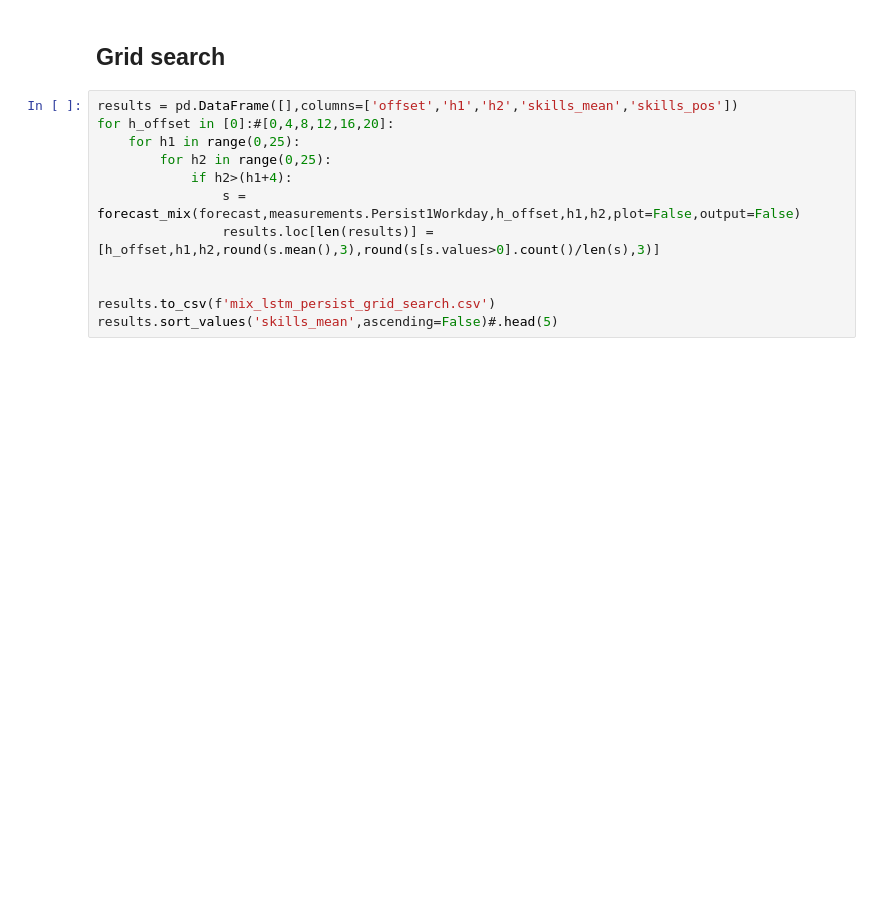
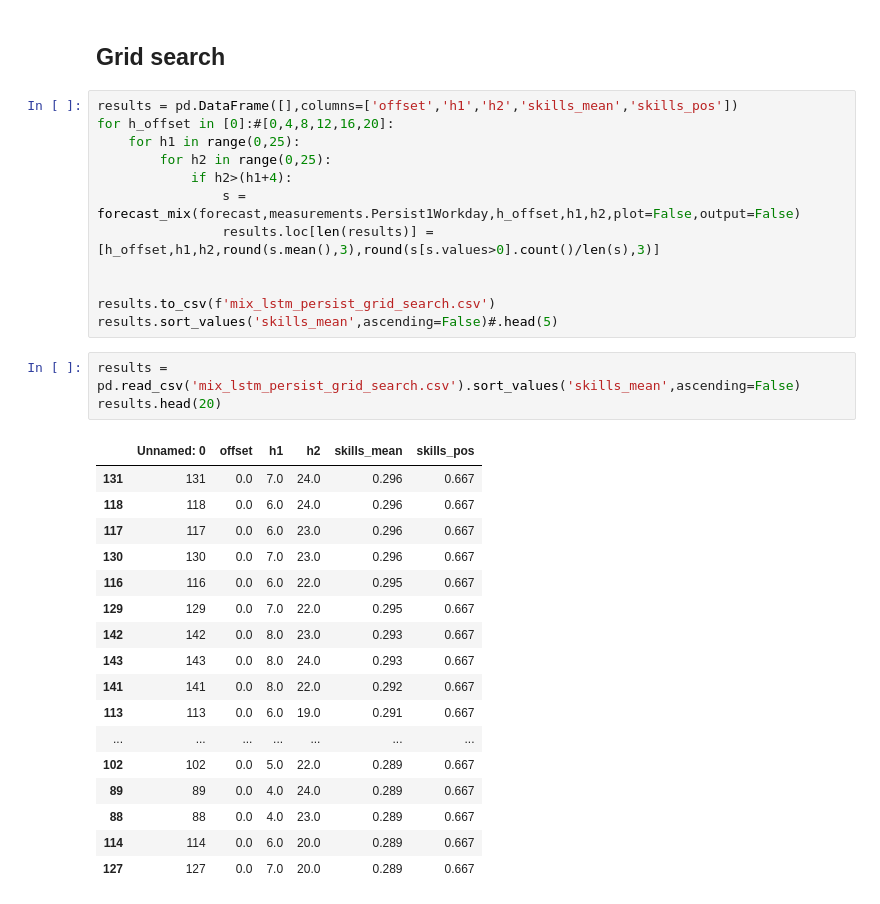
Before and after one commit to woodjmichael/NWE-System-Peak, a Jupyter notebook: analysis/jpl_ev/mix_lstm_persist_forecast.ipynb, the cells around one changed output. Saved outputs shown, nothing was run; the diff lists cells and outputs as text; blank space fills up the shorter version.

Commit message:
v1.7 - various (results for this code probably say v1.6)

```diff
--- a/analysis/jpl_ev/mix_lstm_persist_forecast.ipynb
+++ b/analysis/jpl_ev/mix_lstm_persist_forecast.ipynb
@@ -177,3 +204,24 @@ for h_offset in [0]:#[0,4,8,12,16,20]:
 
 results.to_csv(f'mix_lstm_persist_grid_search.csv')
 results.sort_values('skills_mean',ascending=False)#.head(5)
+# %%
+results = pd.read_csv('mix_lstm_persist_grid_search.csv').sort_values('skills_mean',ascending=False)
+results.head(20)
+# %% [output]
+|  | Unnamed: 0 | offset | h1 | h2 | skills_mean | skills_pos |
+| 131 | 131 | 0.0 | 7.0 | 24.0 | 0.296 | 0.667 |
+| 118 | 118 | 0.0 | 6.0 | 24.0 | 0.296 | 0.667 |
+| 117 | 117 | 0.0 | 6.0 | 23.0 | 0.296 | 0.667 |
+| 130 | 130 | 0.0 | 7.0 | 23.0 | 0.296 | 0.667 |
+| 116 | 116 | 0.0 | 6.0 | 22.0 | 0.295 | 0.667 |
+| 129 | 129 | 0.0 | 7.0 | 22.0 | 0.295 | 0.667 |
+| 142 | 142 | 0.0 | 8.0 | 23.0 | 0.293 | 0.667 |
+| 143 | 143 | 0.0 | 8.0 | 24.0 | 0.293 | 0.667 |
+| 141 | 141 | 0.0 | 8.0 | 22.0 | 0.292 | 0.667 |
+| 113 | 113 | 0.0 | 6.0 | 19.0 | 0.291 | 0.667 |
+| ... | ... | ... | ... | ... | ... | ... |
+| 102 | 102 | 0.0 | 5.0 | 22.0 | 0.289 | 0.667 |
+| 89 | 89 | 0.0 | 4.0 | 24.0 | 0.289 | 0.667 |
+| 88 | 88 | 0.0 | 4.0 | 23.0 | 0.289 | 0.667 |
+| 114 | 114 | 0.0 | 6.0 | 20.0 | 0.289 | 0.667 |
+| 127 | 127 | 0.0 | 7.0 | 20.0 | 0.289 | 0.667 |
```
Also changed, not shown: parts of 2 cells of this notebook, 2 other files.
